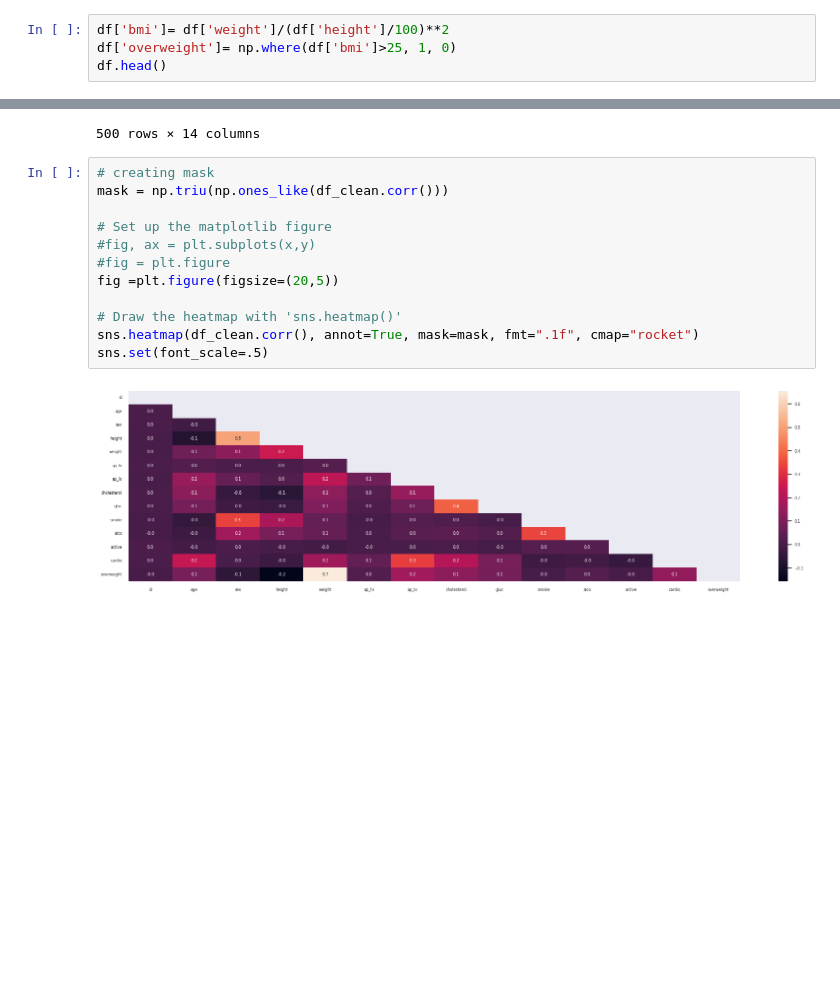
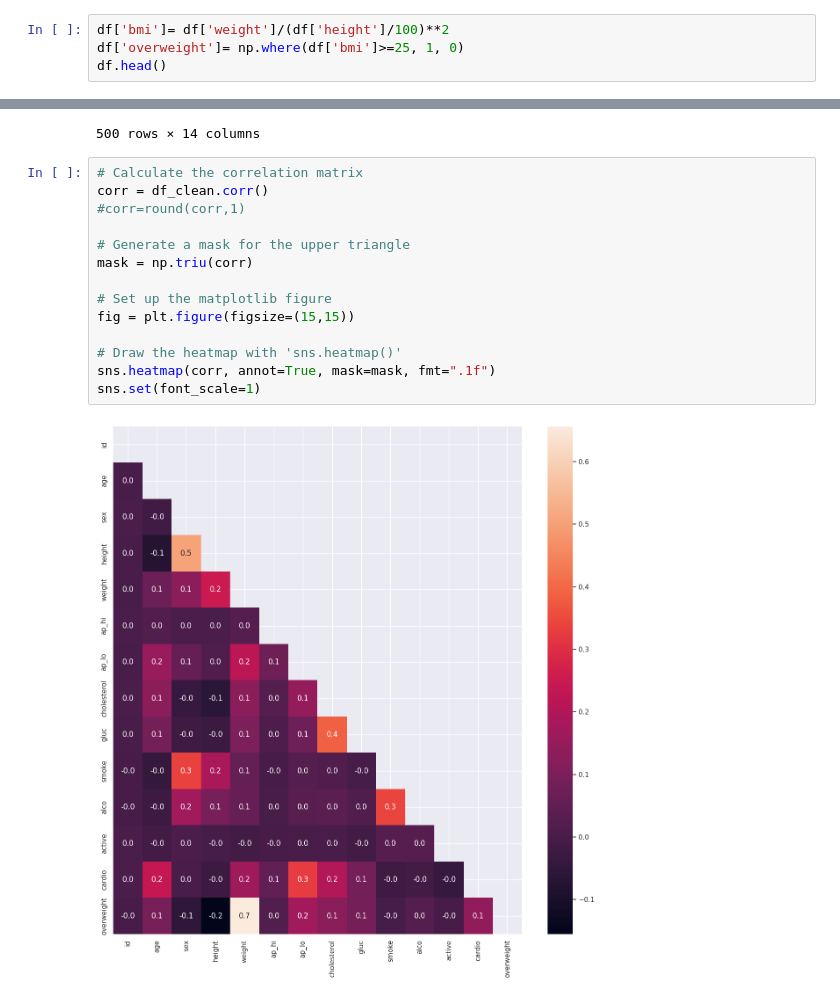
Before and after one commit to Daroch/boilerplate-medical-data-visualizer, a Jupyter notebook: medical.ipynb, the cells around one changed output, grey strips where cells are left out. Saved outputs shown, nothing was run; the diff lists cells and outputs as text; blank space fills up the shorter version.

```diff
--- a/medical.ipynb
+++ b/medical.ipynb
@@ -16,7 +17,7 @@ df.head(3)
 | 2 | 2 | 18857 | 1 | 165 | 64.0 | 130 | 70 | 3 | 1 | 0 | 0 | ... |
 # %%
 df['bmi']= df['weight']/(df['height']/100)**2
-df['overweight']= np.where(df['bmi']>25, 1, 0)
+df['overweight']= np.where(df['bmi']>=25, 1, 0)
 df.head()
 # %% [output]
 |  | id | age | sex | height | weight | ap_hi | ap_lo | cholesterol | gluc | smoke | alco | ... |
@@ -157,16 +145,18 @@ df_clean_red
 | 571 | 819 | 19734 | 1 | 160 | 76.0 | 140 | 90 | 0 | 0 | 0 | 0 | ... |
 500 rows × 14 columns
 # %%
-# creating mask
-mask = np.triu(np.ones_like(df_clean.corr()))
+# Calculate the correlation matrix
+corr = df_clean.corr()
+#corr=round(corr,1)
+
+# Generate a mask for the upper triangle
+mask = np.triu(corr)
 
 # Set up the matplotlib figure
-#fig, ax = plt.subplots(x,y)
-#fig = plt.figure
-fig =plt.figure(figsize=(20,5))
+fig = plt.figure(figsize=(15,15))
 
 # Draw the heatmap with 'sns.heatmap()'
-sns.heatmap(df_clean.corr(), annot=True, mask=mask, fmt=".1f", cmap="rocket")
-sns.set(font_scale=.5)
+sns.heatmap(corr, annot=True, mask=mask, fmt=".1f")
+sns.set(font_scale=1)
 # %% [output]
-[figure, old version]
+[figure, new version]
```
Also changed, not shown: parts of 6 cells of this notebook, 1 other file.
